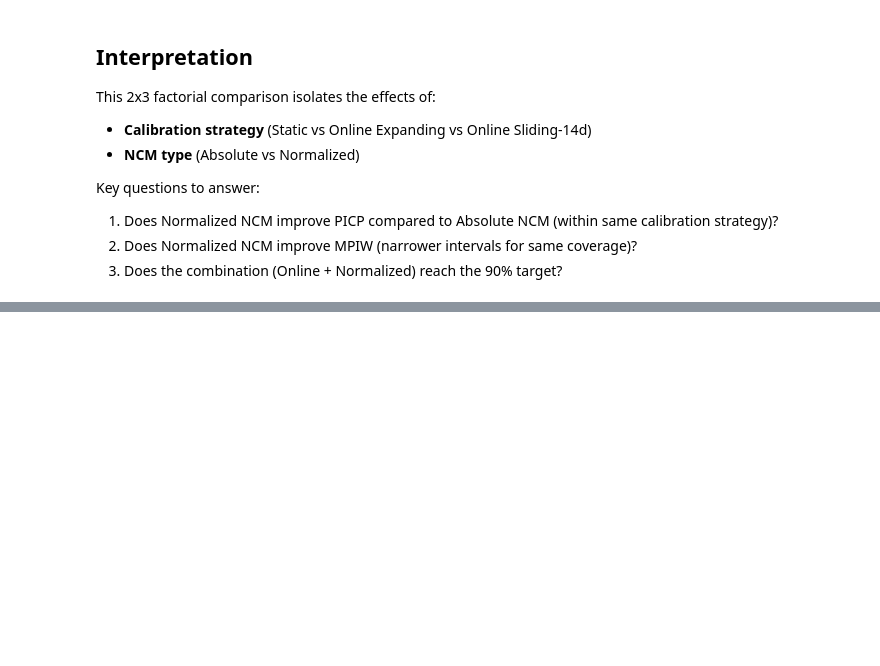
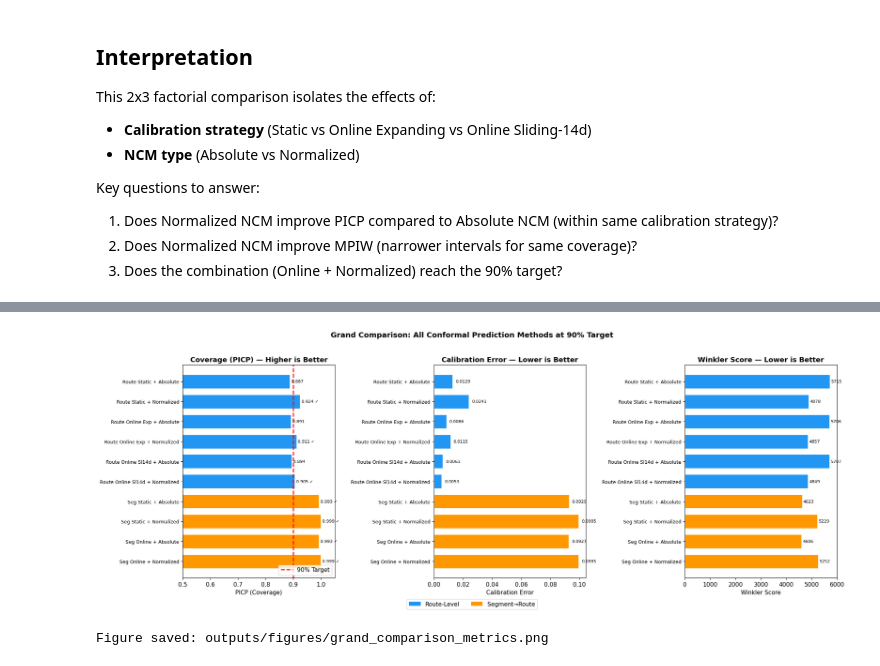
Before and after one commit to KorayDuzgun/FinalThesis, a Jupyter notebook: notebooks/Test_Online_NormalizedNCM.ipynb, the cells around one changed output, grey strips where cells are left out. Drawn from its saved outputs; the diff is of its cells as text; code cells hidden in the pictures; blank space fills up the shorter version.

```diff
--- a/notebooks/Test_Online_NormalizedNCM.ipynb
+++ b/notebooks/Test_Online_NormalizedNCM.ipynb
@@ -264,0 +644,68 @@ Key questions to answer:
+# %%
+# ------------------------------------------------------------------
+# Figure 1: PICP Comparison (Bar Chart) — All CP Methods
+# ------------------------------------------------------------------
+import matplotlib.pyplot as plt
+import matplotlib
+matplotlib.rcParams.update({'font.size': 11})
+
+# Filter to CP methods only (exclude base XGBoost)
+cp_df = grand_df[grand_df['PICP'].notna()].copy()
+
+fig, axes = plt.subplots(1, 3, figsize=(20, 7))
+
+# --- Panel 1: PICP ---
+ax = axes[0]
+colors = ['#2196F3' if lv == 'Route' else '#FF9800' for lv in cp_df['Level']]
+bars = ax.barh(range(len(cp_df)), cp_df['PICP'].values, color=colors, edgecolor='white', height=0.7)
+ax.axvline(x=0.90, color='red', linestyle='--', linewidth=2, label='90% Target')
+ax.set_yticks(range(len(cp_df)))
+ax.set_yticklabels(cp_df['Method'].values, fontsize=9)
+ax.set_xlabel('PICP (Coverage)')
+ax.set_title('Coverage (PICP) — Higher is Better', fontweight='bold')
+ax.set_xlim(0.5, 1.05)
+ax.legend(loc='lower right')
+# Add value labels
+for i, (v, hit) in enumerate(zip(cp_df['PICP'].values, cp_df['≥90%'].values)):
+    marker = '✓' if hit == 'YES' else ''
+    ax.text(v + 0.005, i, f'{v:.3f} {marker}', va='center', fontsize=8)
+ax.invert_yaxis()
+
+# --- Panel 2: Calibration Error ---
+ax = axes[1]
+bars = ax.barh(range(len(cp_df)), cp_df['Cal. Error'].values, color=colors, edgecolor='white', height=0.7)
+ax.set_yticks(range(len(cp_df)))
+ax.set_yticklabels(cp_df['Method'].values, fontsize=9)
+ax.set_xlabel('Calibration Error')
+ax.set_title('Calibration Error — Lower is Better', fontweight='bold')
+for i, v in enumerate(cp_df['Cal. Error'].values):
+    ax.text(v + 0.002, i, f'{v:.4f}', va='center', fontsize=8)
+ax.invert_yaxis()
+
+# --- Panel 3: Winkler Score ---
+ax = axes[2]
+bars = ax.barh(range(len(cp_df)), cp_df['Winkler'].values, color=colors, edgecolor='white', height=0.7)
+ax.set_yticks(range(len(cp_df)))
+ax.set_yticklabels(cp_df['Method'].values, fontsize=9)
+ax.set_xlabel('Winkler Score')
+ax.set_title('Winkler Score — Lower is Better', fontweight='bold')
+for i, v in enumerate(cp_df['Winkler'].values):
+    ax.text(v + 50, i, f'{v:.0f}', va='center', fontsize=8)
+ax.invert_yaxis()
+
+# Legend for colors
+from matplotlib.patches import Patch
+legend_elements = [Patch(facecolor='#2196F3', label='Route-Level'),
+                   Patch(facecolor='#FF9800', label='Segment→Route')]
+fig.legend(handles=legend_elements, loc='upper center', ncol=2, fontsize=11,
+           bbox_to_anchor=(0.5, 0.02))
+
+plt.suptitle('Grand Comparison: All Conformal Prediction Methods at 90% Target',
+             fontsize=14, fontweight='bold', y=1.02)
+plt.tight_layout()
+plt.savefig('../outputs/figures/grand_comparison_metrics.png', dpi=150, bbox_inches='tight')
+plt.show()
+print('Figure saved: outputs/figures/grand_comparison_metrics.png')
+# %% [output]
+[figure, added]
+Figure saved: outputs/figures/grand_comparison_metrics.png
```
Also changed, not shown: parts of 10 cells of this notebook, 15 other files.
